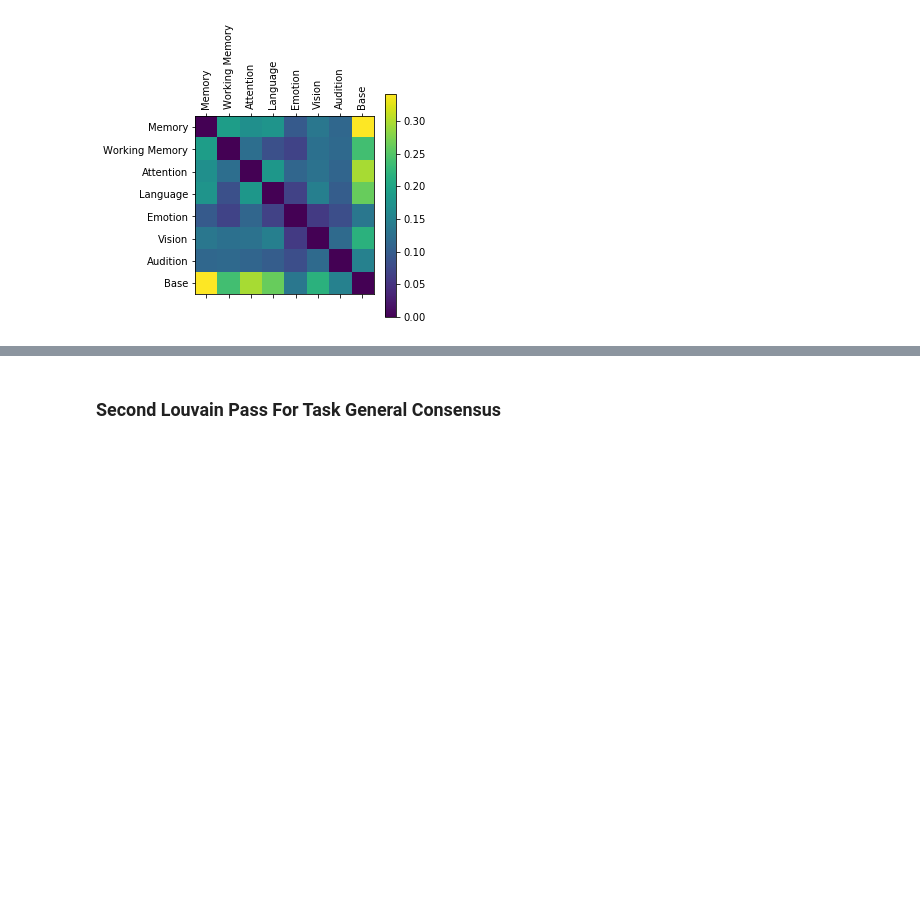
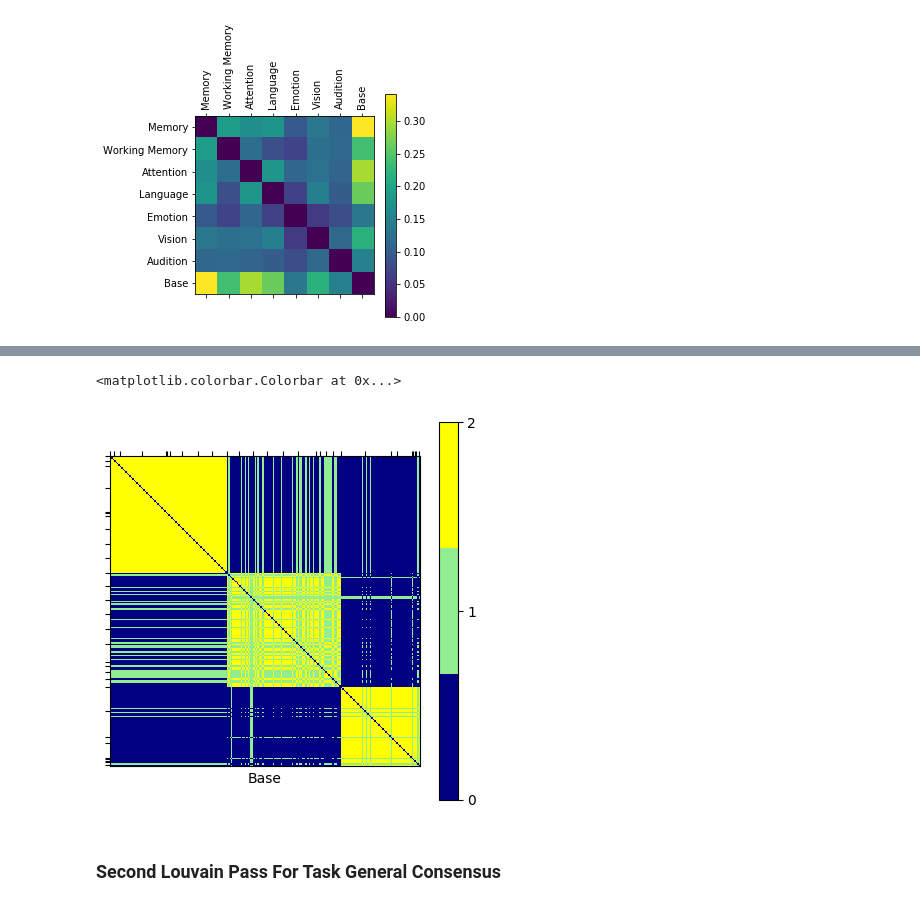
Before and after one commit to jggarrett23/PFC_MetaConnectome, a Jupyter notebook: Scripts/working_notebooks/Modularity_and_Statistical_Significance.ipynb, the cells around one changed output, grey strips where cells are left out. Drawn from its saved outputs; the diff is of its cells as text; code cells hidden in the pictures; blank space fills up the shorter version.

```diff
--- a/Scripts/working_notebooks/Modularity_and_Statistical_Significance.ipynb
+++ b/Scripts/working_notebooks/Modularity_and_Statistical_Significance.ipynb
@@ -229,0 +243,12 @@ plt.savefig('/Users/owner/PFC_MetaConnectome/Results/Consensus_Mutual_Mat.jpg')
+# %%
+for node1, mod in con_lou['Base'].items():
+    for node2, cate_numb in workspace_dict.items():
+        if node1 == node2:
+            workspace_dict[node2] = [mod,cate_numb]
+# %%
+# Sort By Module assignment, then Categorical Assign. (CPFC = 0, DLPFC = 1, VLPFC=2,MPFC = 3, RPFC = 4), then region name
+mod_idx = []
+for node1,mod in sorted(workspace_dict.items(), key = lambda kv:(kv[1][0],kv[1][1],kv[0])):
+    for i,node2 in enumerate(G_nothresh['Base'].nodes()):
+        if node1 == node2:
+            mod_idx.append(i)
@@ -229,0 +276,4 @@ plt.savefig('/Users/owner/PFC_MetaConnectome/Results/Consensus_Mutual_Mat.jpg')
+# %%
+cmap = mpl.colors.ListedColormap(['navy','lightgreen','yellow'])
+boundaries = [0,1,2,3]
+norm = mpl.colors.BoundaryNorm(boundaries, cmap.N, clip=True)
@@ -230,3 +300,23 @@ plt.savefig('/Users/owner/PFC_MetaConnectome/Results/Consensus_Mutual_Mat.jpg')
+# %%
+#CPFC,DLPFC,VLPFC,MPFC,RPFC
+#Each Row is module numb
+# Note no VLPFC MPFC in module 3
+tick_pos = (0,3,7,23,40,41,43,52,63,73,
+            84,93,103,113,124,135,148,151,155,160,
+            166,183,202,206,217,218,219,220,222)
+# %%
+fig = plt.figure(figsize=(5,5),dpi = 100)
+plt.imshow(consensus_array['Base'][:,mod_idx][mod_idx],cmap=cmap)
+plt.tick_params(top='on',labelbottom='off',labeltop='off',bottom='off',labelleft='off')
+plt.xticks(tick_pos)
+plt.yticks(tick_pos)
+plt.xlabel('Base')
+plt.colorbar(ticks = range(3))
+
+#plt.savefig('/Users/owner/PFC_MetaConnectome/Results/Base_consensus_array.jpg')
+# %% [output]
+<matplotlib.colorbar.Colorbar at 0x...>
+[figure, added]
 # %% [markdown]
 ### Second Louvain Pass For Task General Consensus
 # %%
```
Also changed, not shown: parts of 7 cells of this notebook, 35 other files.
